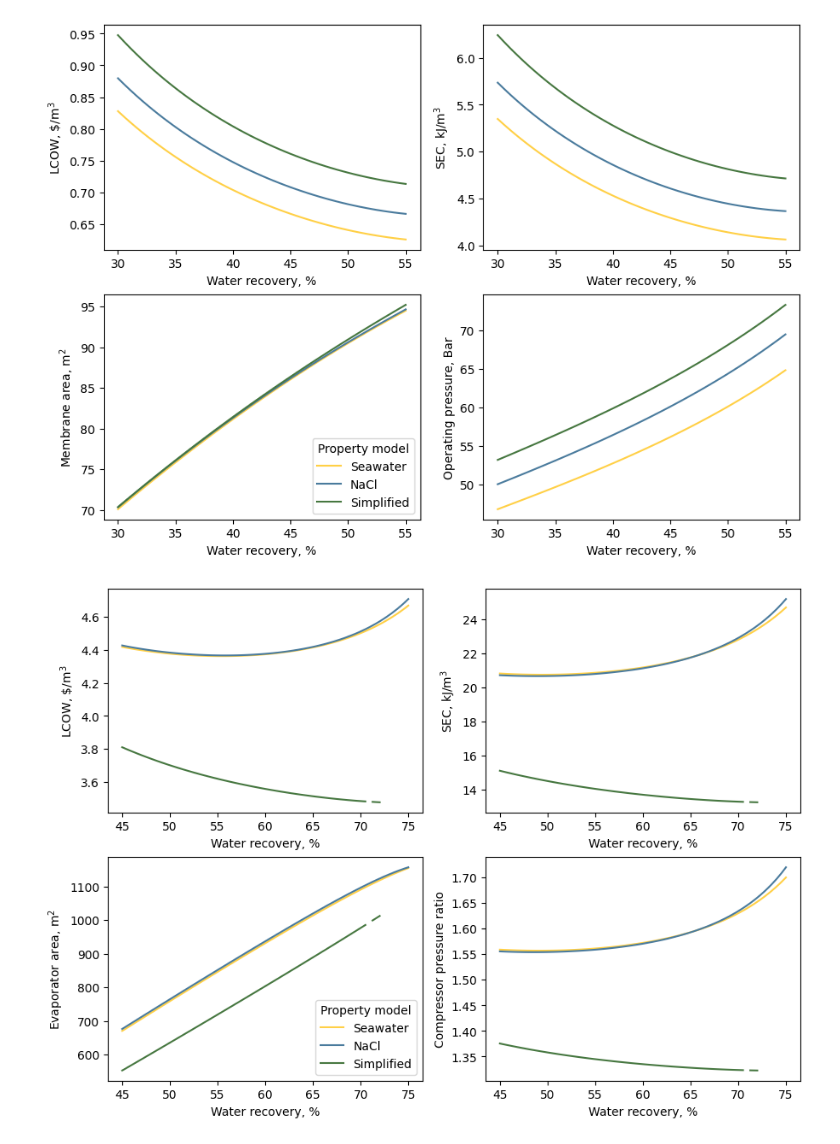
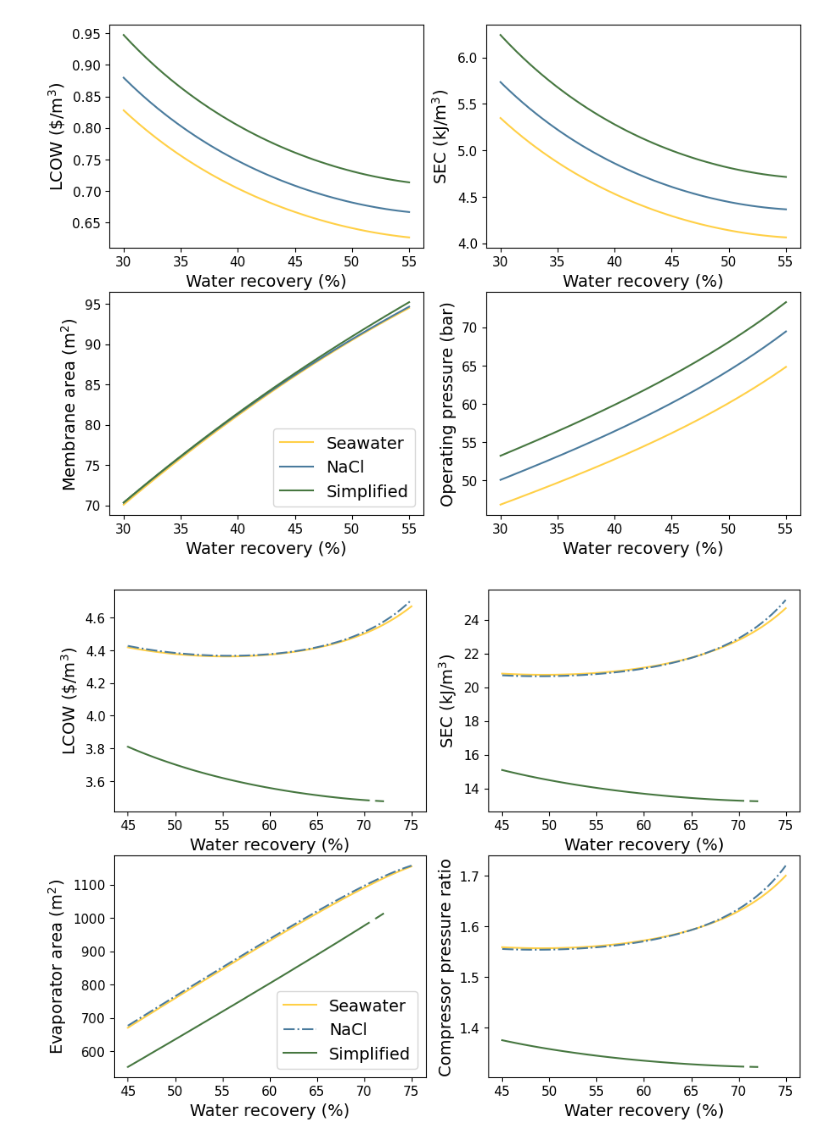
Before and after one commit to savannahsakhai/watertap, a Jupyter notebook: watertap/flowsheets/property_analysis/AIChE_figs/plotting_aiche.ipynb, the cells around one changed output. Drawn from its saved outputs; the diff is of its cells as text; code cells hidden in the pictures.

Commit message:
formatting plots

```diff
--- a/watertap/flowsheets/property_analysis/AIChE_figs/plotting_aiche.ipynb
+++ b/watertap/flowsheets/property_analysis/AIChE_figs/plotting_aiche.ipynb
@@ -19,6 +97,10 @@ sea_color = "#FFD046"
 nacl_color = "#4A7B9D"
 simple_color = "#467740"
 reaktoro_color = "#C73E1D"
+# %%
+plt.rcParams.update({'font.size': 11})
+# %%
+title_size = 14
 # %%
 fig, axs = plt.subplots(ncols=2, nrows=2, figsize=(3.5*3, 2.5*3)) #figsize=(3.5, 2.5)
 
@@ -63,36 +145,36 @@ axs[0,0].plot(data_RO_seawater['# Water Recovery']*100, data_RO_seawater['LCOW']
 axs[0,0].plot(data_RO_nacl['# Water Recovery']*100, data_RO_nacl['LCOW'], color=nacl_color)
 axs[0,0].plot(data_RO_simple['# Water Recovery']*100, data_RO_simple['LCOW'], color=simple_color)
 # axs[0,0].plot(data_RO_reatoro['# Water Recovery']*100, data_RO_reatoro['LCOW'], "-.", color=reaktoro_color)
-axs[0,0].set_xlabel("Water recovery, %")
-axs[0,0].set_ylabel("LCOW, $\$$/m$^3$")
+axs[0,0].set_xlabel("Water recovery (%)", fontsize=title_size)
+axs[0,0].set_ylabel("LCOW ($\$$/m$^3$)", fontsize=title_size)
 
 axs[0,1].plot(data_RO_seawater['# Water Recovery']*100, data_RO_seawater['SEC'], color=sea_color)
 axs[0,1].plot(data_RO_nacl['# Water Recovery']*100, data_RO_nacl['SEC'], color=nacl_color)
 axs[0,1].plot(data_RO_simple['# Water Recovery']*100, data_RO_simple['SEC'], color=simple_color)
 # axs[0,1].plot(data_RO_reatoro['# Water Recovery']*100, data_RO_reatoro['SEC'], "-.", color=reaktoro_color)
-axs[0,1].set_xlabel("Water recovery, %")
-axs[0,1].set_ylabel("SEC, kJ/m$^{3}$")
+axs[0,1].set_xlabel("Water recovery (%)", fontsize=title_size)
+axs[0,1].set_ylabel("SEC (kJ/m$^{3}$)", fontsize=title_size)
 
 axs[1,0].plot(data_RO_seawater['# Water Recovery']*100, data_RO_seawater['Membrane Area'], color=sea_color)
 axs[1,0].plot(data_RO_nacl['# Water Recovery']*100, data_RO_nacl['Membrane Area'], color=nacl_color)
 axs[1,0].plot(data_RO_simple['# Water Recovery']*100, data_RO_simple['Membrane Area'], color=simple_color)
 # axs[1,0].plot(data_RO_reatoro['# Water Recovery']*100, data_RO_reatoro['Membrane Area'], "-.", color=reaktoro_color)
-axs[1,0].set_xlabel("Water recovery, %")
-axs[1,0].set_ylabel("Membrane area, m$^{2}$")
+axs[1,0].set_xlabel("Water recovery (%)", fontsize=title_size)
+axs[1,0].set_ylabel("Membrane area (m$^{2}$)", fontsize=title_size)
 
 axs[1,1].plot(data_RO_seawater['# Water Recovery']*100, data_RO_seawater['Operating Pressure']/1e5, color=sea_color)
 axs[1,1].plot(data_RO_nacl['# Water Recovery']*100, data_RO_nacl['Operating Pressure']/1e5, color=nacl_color)
 axs[1,1].plot(data_RO_simple['# Water Recovery']*100, data_RO_simple['Operating Pressure']/1e5, color=simple_color)
 # axs[1,1].plot(data_RO_reatoro['# Water Recovery']*100, data_RO_reatoro['Operating Pressure']/1e5, "-.", color=reaktoro_color)
 
-axs[1,1].set_xlabel("Water recovery, %")
-axs[1,1].set_ylabel("Operating pressure, Bar")
+axs[1,1].set_xlabel("Water recovery (%)", fontsize=title_size)
+axs[1,1].set_ylabel("Operating pressure (bar)", fontsize=title_size)
 
-axs[1,0].legend(["Seawater","NaCl","Simplified"],title="Property model", loc="lower right")
+axs[1,0].legend(["Seawater","NaCl","Simplified"], loc="lower right", fontsize=14)
 
 fig.savefig("RO_comparison_AICHE")
 # %% [output]
-[figure, old version]
+[figure, new version]
 # %%
 fig, axs = plt.subplots(ncols=2, nrows=2, figsize=(3.5*3, 2.5*3))
 
@@ -108,44 +190,44 @@ data_MVC_simple_hi = data_MVC_simple[(data_MVC_simple["Inlet Salinity"] == 7.000
 # axs[0,0].plot(data_MVC_nacl_low['# Water Recovery']*100, data_MVC_nacl_low['LCOW'])
 # axs[0,0].plot(data_MVC_simple_low['# Water Recovery']*100, data_MVC_simple_low['LCOW'])
 axs[0,0].plot(data_MVC_seawater_hi['# Water Recovery']*100, data_MVC_seawater_hi['LCOW'], color=sea_color)
-axs[0,0].plot(data_MVC_nacl_hi['# Water Recovery']*100, data_MVC_nacl_hi['LCOW'], color=nacl_color)
+axs[0,0].plot(data_MVC_nacl_hi['# Water Recovery']*100, data_MVC_nacl_hi['LCOW'], "-.", color=nacl_color)
 axs[0,0].plot(data_MVC_simple_hi['# Water Recovery']*100, data_MVC_simple_hi['LCOW'], color=simple_color)
 
-axs[0,0].set_xlabel("Water recovery, %")
-axs[0,0].set_ylabel("LCOW, $\$$/m$^3$")
+axs[0,0].set_xlabel("Water recovery (%)", fontsize=title_size)
+axs[0,0].set_ylabel("LCOW ($\$$/m$^3$)", fontsize=title_size)
 
 # axs[0,1].plot(data_MVC_seawater_low['# Water Recovery']*100, data_MVC_seawater_low['SEC'])
 # axs[0,1].plot(data_MVC_nacl_low['# Water Recovery']*100, data_MVC_nacl_low['SEC'])
 # axs[0,1].plot(data_MVC_simple_low['# Water Recovery']*100, data_MVC_simple_low['SEC'])
 axs[0,1].plot(data_MVC_seawater_hi['# Water Recovery']*100, data_MVC_seawater_hi['SEC'], color=sea_color)
-axs[0,1].plot(data_MVC_nacl_hi['# Water Recovery']*100, data_MVC_nacl_hi['SEC'], color=nacl_color)
+axs[0,1].plot(data_MVC_nacl_hi['# Water Recovery']*100, data_MVC_nacl_hi['SEC'], "-.",color=nacl_color)
 axs[0,1].plot(data_MVC_simple_hi['# Water Recovery']*100, data_MVC_simple_hi['SEC'], color=simple_color)
 
-axs[0,1].set_xlabel("Water recovery, %")
-axs[0,1].set_ylabel("SEC, kJ/m$^{3}$")
+axs[0,1].set_xlabel("Water recovery (%)", fontsize=title_size)
+axs[0,1].set_ylabel("SEC (kJ/m$^{3}$)", fontsize=title_size)
 
 # axs[1,0].plot(data_MVC_seawater_low['# Water Recovery']*100, data_MVC_seawater_low['Evaporator area'])
 # axs[1,0].plot(data_MVC_nacl_low['# Water Recovery']*100, data_MVC_nacl_low['Evaporator area'])
 # axs[1,0].plot(data_MVC_simple_low['# Water Recovery']*100, data_MVC_simple_low['Evaporator area'])
 axs[1,0].plot(data_MVC_seawater_hi['# Water Recovery']*100, data_MVC_seawater_hi['Evaporator area'], color=sea_color)
-axs[1,0].plot(data_MVC_nacl_hi['# Water Recovery']*100, data_MVC_nacl_hi['Evaporator area'], color=nacl_color)
+axs[1,0].plot(data_MVC_nacl_hi['# Water Recovery']*100, data_MVC_nacl_hi['Evaporator area'], "-.", color=nacl_color)
 axs[1,0].plot(data_MVC_simple_hi['# Water Recovery']*100, data_MVC_simple_hi['Evaporator area'], color=simple_color)
 
-axs[1,0].set_xlabel("Water recovery, %")
-axs[1,0].set_ylabel("Evaporator area, m$^{2}$")
+axs[1,0].set_xlabel("Water recovery (%)", fontsize=title_size)
+axs[1,0].set_ylabel("Evaporator area (m$^{2}$)", fontsize=title_size)
 
 # axs[1,1].plot(data_MVC_seawater_low['# Water Recovery']*100, data_MVC_seawater_low['Compressor pressure ratio'])
 # axs[1,1].plot(data_MVC_nacl_low['# Water Recovery']*100, data_MVC_nacl_low['Compressor pressure ratio'])
 # axs[1,1].plot(data_MVC_simple_low['# Water Recovery']*100, data_MVC_simple_low['Compressor pressure ratio'])
 axs[1,1].plot(data_MVC_seawater_hi['# Water Recovery']*100, data_MVC_seawater_hi['Compressor pressure ratio'], color=sea_color)
-axs[1,1].plot(data_MVC_nacl_hi['# Water Recovery']*100, data_MVC_nacl_hi['Compressor pressure ratio'], color=nacl_color)
+axs[1,1].plot(data_MVC_nacl_hi['# Water Recovery']*100, data_MVC_nacl_hi['Compressor pressure ratio'], "-.", color=nacl_color)
 axs[1,1].plot(data_MVC_simple_hi['# Water Recovery']*100, data_MVC_simple_hi['Compressor pressure ratio'], color=simple_color)
 
-axs[1,1].set_xlabel("Water recovery, %")
-axs[1,1].set_ylabel("Compressor pressure ratio")
+axs[1,1].set_xlabel("Water recovery (%)", fontsize=title_size)
+axs[1,1].set_ylabel("Compressor pressure ratio", fontsize=title_size)
 
-axs[1,0].legend(["Seawater","NaCl","Simplified"],title="Property model", loc="lower right")
+axs[1,0].legend(["Seawater","NaCl","Simplified"], loc="lower right", fontsize=14)
 
 fig.savefig("MVC_comparison_AICHE")
 # %% [output]
-[figure, old version]
+[figure, new version]
```
Also changed, not shown: parts of 7 cells of this notebook, 28 other files.
